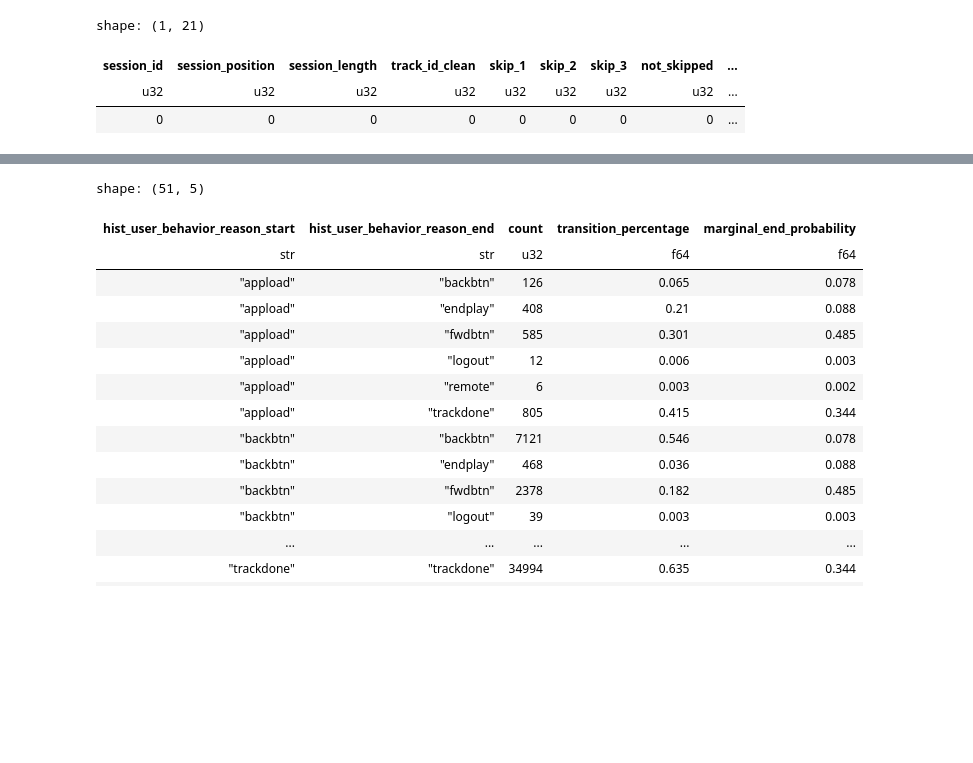
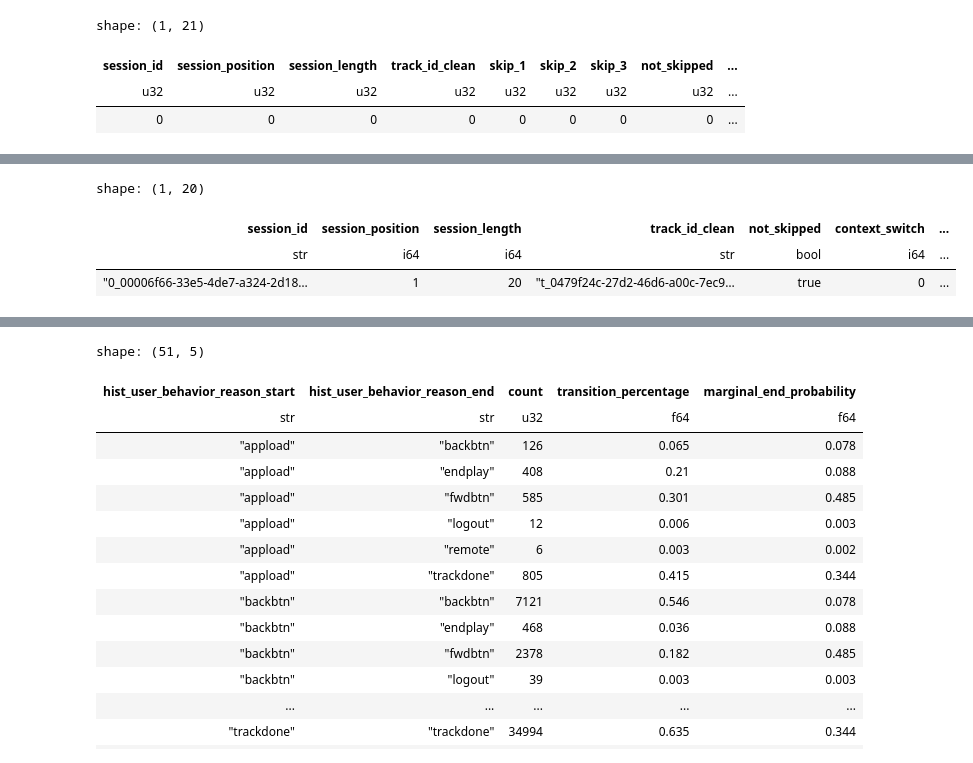
Before and after one commit to FiloDerba/tune-track, a Jupyter notebook: notebooks/exploration.ipynb, the cells around one changed output, grey strips where cells are left out. Saved outputs shown, nothing was run; the diff lists cells and outputs as text; code cells hidden in the pictures; blank space fills up the shorter version.

```diff
--- a/notebooks/exploration.ipynb
+++ b/notebooks/exploration.ipynb
@@ -43,3 +29,10 @@ shape: (10, 19)
+# %%
+df_sessions.head(1)
+# %% [output]
+shape: (1, 20)
+| session_id | session_position | session_length | track_id_clean | not_skipped | context_switch | ... |
+| str | i64 | i64 | str | bool | i64 | ... |
+| "0_00006f66-33e5-4de7-a324-2d18… | 1 | 20 | "t_0479f24c-27d2-46d6-a00c-7ec9… | true | 0 | ... |
 # %%
 (df_sessions
     .group_by("context_type", "premium")
```
Also changed, not shown: parts of 25 cells of this notebook, 2 other files.
